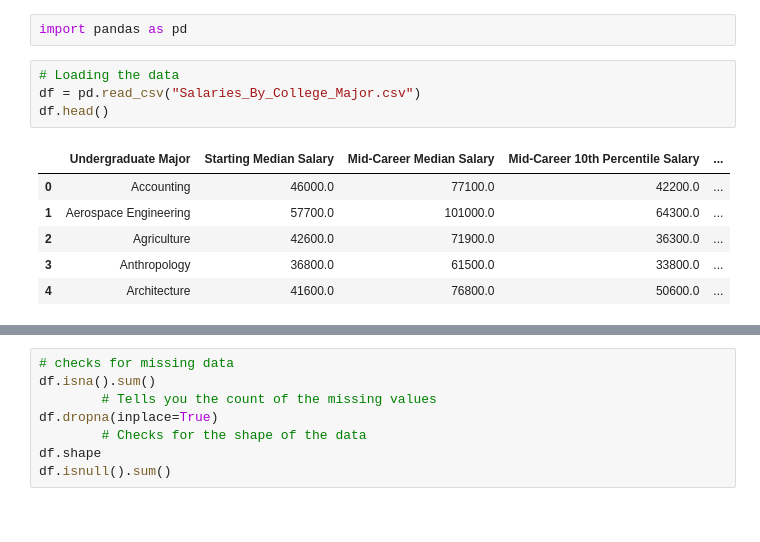
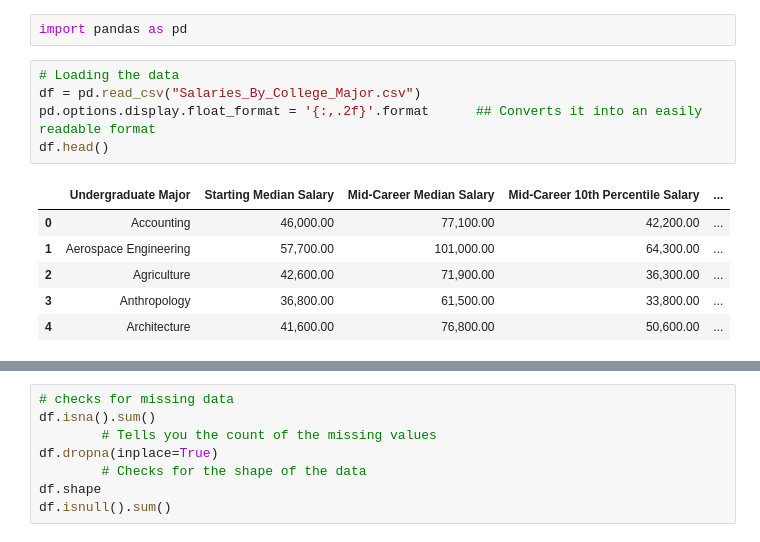
Before and after one commit to shane-221/Python_Basics, a Jupyter notebook: 09_Advanced-Data_Analysis(Pandas-Plotly-Seaborn)/72_Data_With_Pandas/Analysis_of_Dataset.ipynb, the cells around one changed output, grey strips where cells are left out. Drawn from its saved outputs; the diff is of its cells as text.

```diff
--- a/09_Advanced-Data_Analysis(Pandas-Plotly-Seaborn)/72_Data_With_Pandas/Analysis_of_Dataset.ipynb
+++ b/09_Advanced-Data_Analysis(Pandas-Plotly-Seaborn)/72_Data_With_Pandas/Analysis_of_Dataset.ipynb
@@ -3,14 +3,15 @@ import pandas as pd
 # %%
 # Loading the data
 df = pd.read_csv("Salaries_By_College_Major.csv")
+pd.options.display.float_format = '{:,.2f}'.format      ## Converts it into an easily readable format
 df.head()
 # %% [output]
 |  | Undergraduate Major | Starting Median Salary | Mid-Career Median Salary | Mid-Career 10th Percentile Salary | ... |
-| 0 | Accounting | 46000.0 | 77100.0 | 42200.0 | ... |
-| 1 | Aerospace Engineering | 57700.0 | 101000.0 | 64300.0 | ... |
-| 2 | Agriculture | 42600.0 | 71900.0 | 36300.0 | ... |
-| 3 | Anthropology | 36800.0 | 61500.0 | 33800.0 | ... |
-| 4 | Architecture | 41600.0 | 76800.0 | 50600.0 | ... |
+| 0 | Accounting | 46,000.00 | 77,100.00 | 42,200.00 | ... |
+| 1 | Aerospace Engineering | 57,700.00 | 101,000.00 | 64,300.00 | ... |
+| 2 | Agriculture | 42,600.00 | 71,900.00 | 36,300.00 | ... |
+| 3 | Anthropology | 36,800.00 | 61,500.00 | 33,800.00 | ... |
+| 4 | Architecture | 41,600.00 | 76,800.00 | 50,600.00 | ... |
 # %%
 # Initial checks
 
```
Also changed, not shown: parts of 9 cells of this notebook.
